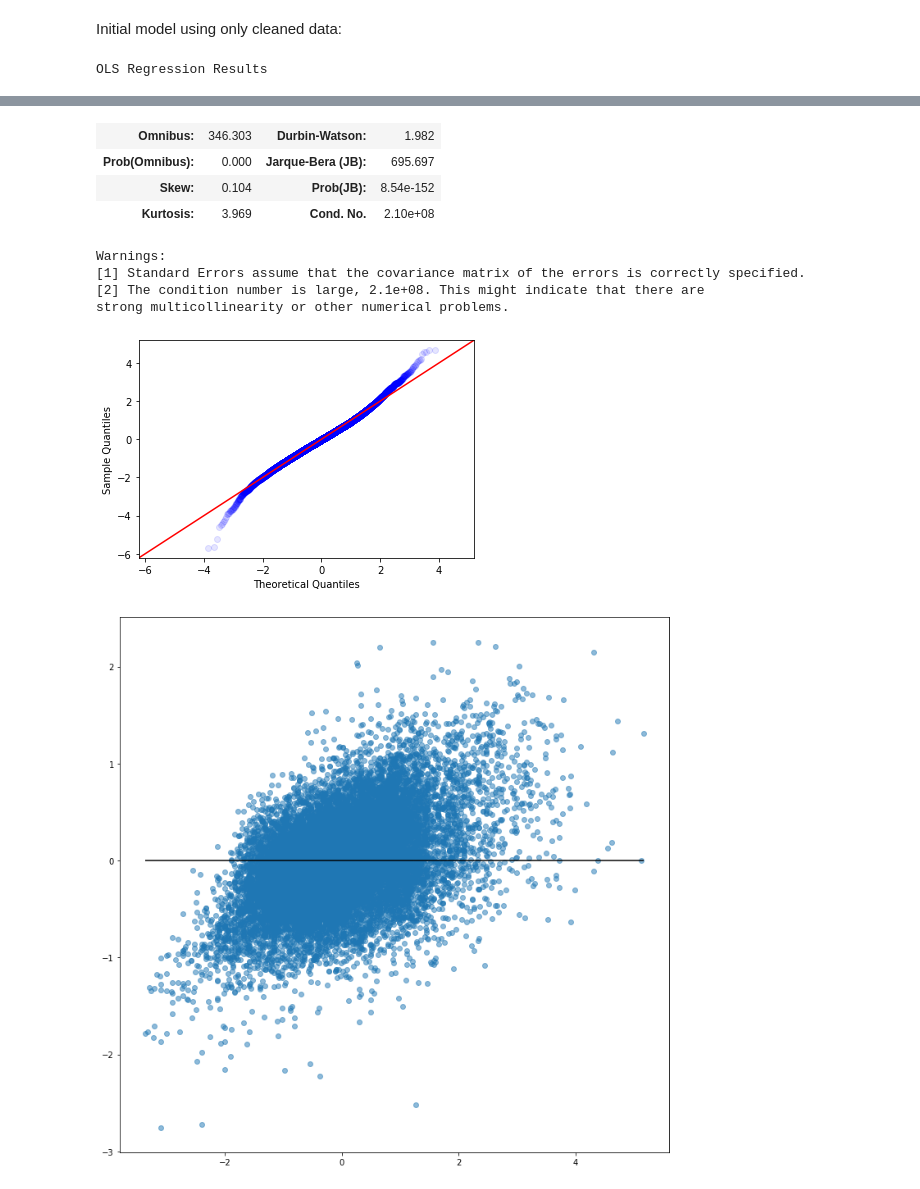
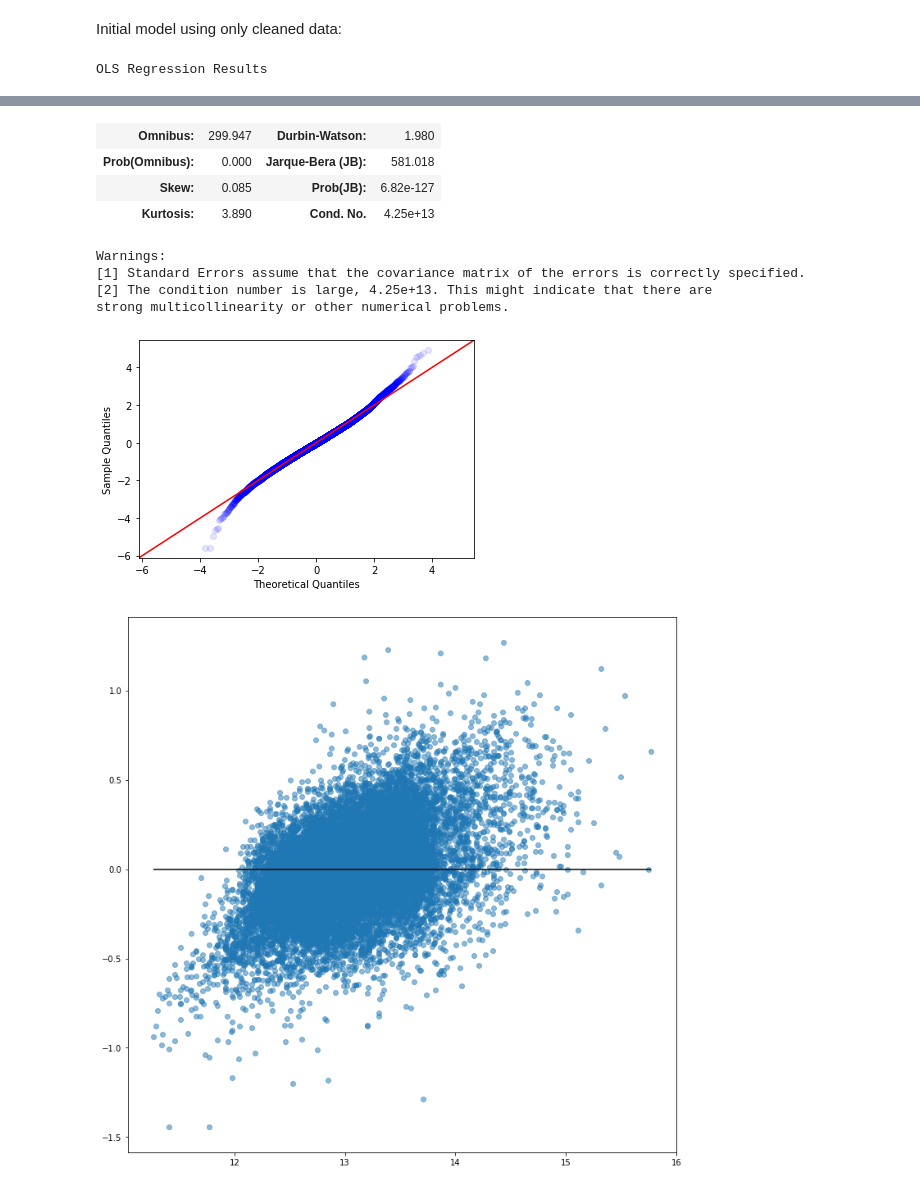
Before and after one commit to Maltanno/Phase2_Project, a Jupyter notebook: Model-Copy2.ipynb, the cells around one changed output, grey strips where cells are left out. Cells and saved outputs as stored; diff of their text form; code cells hidden in the pictures.

Commit message:
fixed polynomials and column names after transformation

```diff
--- a/Model-Copy2.ipynb
+++ b/Model-Copy2.ipynb
@@ -201,17 +204,17 @@ def multicoll_remove(data, x_cols, pvalues, multicollinearity_threshold):
     x_cols = list(set(x_cols) - set(to_drop))
     return x_cols
 # %%
-def metrics(data, results, x_cols):
-    X = data[x_cols]
-    y = data.price
+def metrics(data_m, results, x_cols):
+#     X = data[x_cols]
+#     y = data.price
 #     to_pred = pd.concat([y,X], axis=1)
 #     yhat = results.predict(to_pred)
 #     rmse = RMSE(y, yhat)
 
-    linreg = LR()
-    linreg.fit(X,y)
-    cv  = np.mean(CVS(linreg, X, y, cv=5,  scoring='neg_mean_squared_error'))
-    rmse = (-cv)**0.5
+#     linreg = LR()
+#     linreg.fit(X,y)
+#     cv  = np.mean(CVS(linreg, X, y, cv=5,  scoring='neg_mean_squared_error'))
+#     rmse = (-cv)**0.5
 
 #     print(f'RMSE: {rmse}')
 
@@ -219,8 +222,8 @@ def metrics(data, results, x_cols):
                              fit=True, alpha=0.1)
 
     fig = plt.figure(figsize=(12,12))
-    plt.scatter(data.price, results.resid, alpha=0.5);
-    plt.hlines(0, xmax=data.price.max(), xmin=data.price.min());
+    plt.scatter(data_m.price, results.resid, alpha=0.5);
+    plt.hlines(0, xmax=data_m.price.max(), xmin=data_m.price.min());
 # %% [markdown]
 ## Modelling Function
 Takes in the dataframe and optional transform and multicollinearity arguments
@@ -288,18 +293,23 @@ def modelling(datam, selector=simple_selector, transform=None, multicoll=None,
 Initial model using only cleaned data:
 # %%
 data = pd.read_csv('data/clean.csv')
-data.date = pd.to_datetime(data.date)
+#data = data[data.price < 2000000]
+
 data.sort_index(axis=1, inplace=True)
 data_train, data_test = tts(data, train_size=0.8, random_state=111)
+data_train = data_train.reset_index().drop('index', axis=1)
+
 multicollinearity_threshold=0.7
+alpha=0.05
 
-data_t = transform(data_train)
+
+data_t = transform(data_train, poly='all')
 
 outcome = 'price'
 x_cols = [col for col in (data_t.drop([outcome], axis=1).columns)
                     if isinstance(data_t[col][0], numbers.Number)]
 
-x_cols, pvalues = stepwise_selector(data_t, x_cols)
+x_cols, pvalues = stepwise_selector(data_t, x_cols, alpha=alpha)
 
 x_cols = multicoll_remove(data_t, x_cols, pvalues, multicollinearity_threshold)
 x_cols, pvalues = stepwise_selector(data_t, x_cols)
@@ -340,10 +350,10 @@ OLS Regression Results
-| Omnibus: | 346.303 | Durbin-Watson: | 1.982 |
-| Prob(Omnibus): | 0.000 | Jarque-Bera (JB): | 695.697 |
-| Skew: | 0.104 | Prob(JB): | 8.54e-152 |
-| Kurtosis: | 3.969 | Cond. No. | 2.10e+08 |
+| Omnibus: | 299.947 | Durbin-Watson: | 1.980 |
+| Prob(Omnibus): | 0.000 | Jarque-Bera (JB): | 581.018 |
+| Skew: | 0.085 | Prob(JB): | 6.82e-127 |
+| Kurtosis: | 3.890 | Cond. No. | 4.25e+13 |
 Warnings:
 [1] Standard Errors assume that the covariance matrix of the errors is correctly specified.
-[2] The condition number is large, 2.1e+08. This might indicate that there are
+[2] The condition number is large, 4.25e+13. This might indicate that there are
 strong multicollinearity or other numerical problems.
-[figure, old version]
+[figure, new version]
-[figure, old version]
+[figure, new version]
```
Also changed, not shown: parts of 9 cells of this notebook, 4 other files.
